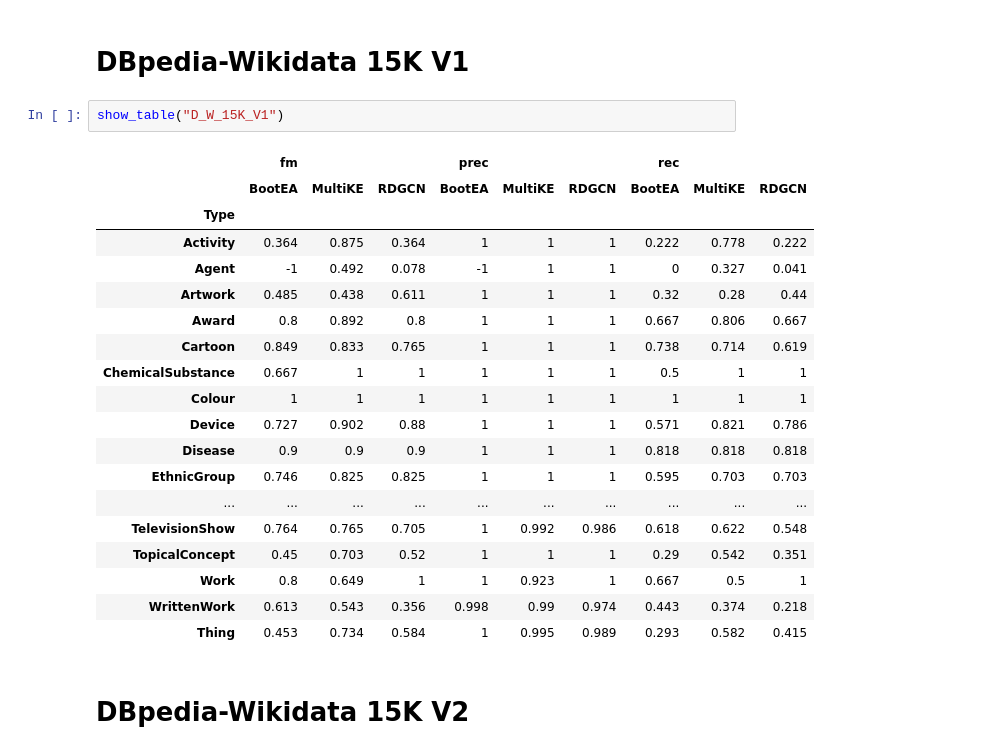
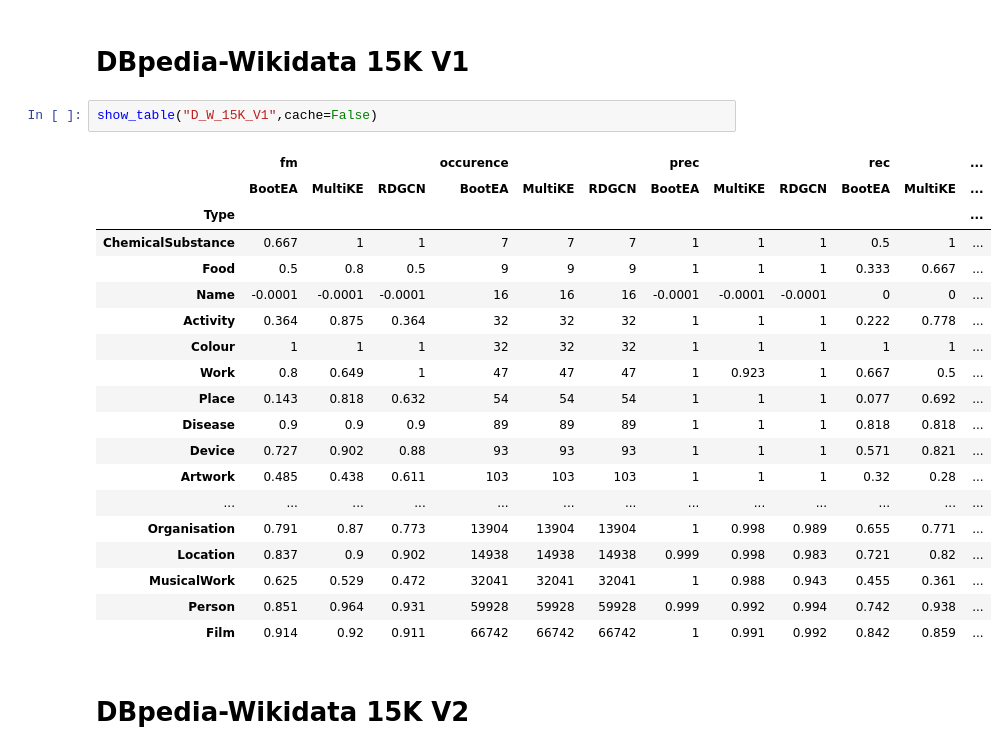
Before and after one commit to jonathanschuchart/eager, a Jupyter notebook: src/analysis/Measures_Types.ipynb, the cells around one changed output. Saved outputs shown, nothing was run; the diff lists cells and outputs as text.

```diff
--- a/src/analysis/Measures_Types.ipynb
+++ b/src/analysis/Measures_Types.ipynb
@@ -66,27 +74,27 @@ def show_table(dataset_name, scadsmb=False):
 # %% [markdown]
 # DBpedia-Wikidata 15K V1
 # %%
-show_table("D_W_15K_V1")
+show_table("D_W_15K_V1",cache=False)
 # %% [output]
-|  | fm |  |  | prec |  |  | rec |  |  |
-|  | BootEA | MultiKE | RDGCN | BootEA | MultiKE | RDGCN | BootEA | MultiKE | RDGCN |
-| Type |  |  |  |  |  |  |  |  |  |
-| Activity | 0.364 | 0.875 | 0.364 | 1 | 1 | 1 | 0.222 | 0.778 | 0.222 |
-| Agent | -1 | 0.492 | 0.078 | -1 | 1 | 1 | 0 | 0.327 | 0.041 |
-| Artwork | 0.485 | 0.438 | 0.611 | 1 | 1 | 1 | 0.32 | 0.28 | 0.44 |
-| Award | 0.8 | 0.892 | 0.8 | 1 | 1 | 1 | 0.667 | 0.806 | 0.667 |
-| Cartoon | 0.849 | 0.833 | 0.765 | 1 | 1 | 1 | 0.738 | 0.714 | 0.619 |
-| ChemicalSubstance | 0.667 | 1 | 1 | 1 | 1 | 1 | 0.5 | 1 | 1 |
-| Colour | 1 | 1 | 1 | 1 | 1 | 1 | 1 | 1 | 1 |
-| Device | 0.727 | 0.902 | 0.88 | 1 | 1 | 1 | 0.571 | 0.821 | 0.786 |
-| Disease | 0.9 | 0.9 | 0.9 | 1 | 1 | 1 | 0.818 | 0.818 | 0.818 |
-| EthnicGroup | 0.746 | 0.825 | 0.825 | 1 | 1 | 1 | 0.595 | 0.703 | 0.703 |
-| ... | ... | ... | ... | ... | ... | ... | ... | ... | ... |
-| TelevisionShow | 0.764 | 0.765 | 0.705 | 1 | 0.992 | 0.986 | 0.618 | 0.622 | 0.548 |
-| TopicalConcept | 0.45 | 0.703 | 0.52 | 1 | 1 | 1 | 0.29 | 0.542 | 0.351 |
-| Work | 0.8 | 0.649 | 1 | 1 | 0.923 | 1 | 0.667 | 0.5 | 1 |
-| WrittenWork | 0.613 | 0.543 | 0.356 | 0.998 | 0.99 | 0.974 | 0.443 | 0.374 | 0.218 |
-| Thing | 0.453 | 0.734 | 0.584 | 1 | 0.995 | 0.989 | 0.293 | 0.582 | 0.415 |
+|  | fm |  |  | occurence |  |  | prec |  |  | rec |  | ... |
+|  | BootEA | MultiKE | RDGCN | BootEA | MultiKE | RDGCN | BootEA | MultiKE | RDGCN | BootEA | MultiKE | ... |
+| Type |  |  |  |  |  |  |  |  |  |  |  | ... |
+| ChemicalSubstance | 0.667 | 1 | 1 | 7 | 7 | 7 | 1 | 1 | 1 | 0.5 | 1 | ... |
+| Food | 0.5 | 0.8 | 0.5 | 9 | 9 | 9 | 1 | 1 | 1 | 0.333 | 0.667 | ... |
+| Name | -0.0001 | -0.0001 | -0.0001 | 16 | 16 | 16 | -0.0001 | -0.0001 | -0.0001 | 0 | 0 | ... |
+| Activity | 0.364 | 0.875 | 0.364 | 32 | 32 | 32 | 1 | 1 | 1 | 0.222 | 0.778 | ... |
+| Colour | 1 | 1 | 1 | 32 | 32 | 32 | 1 | 1 | 1 | 1 | 1 | ... |
+| Work | 0.8 | 0.649 | 1 | 47 | 47 | 47 | 1 | 0.923 | 1 | 0.667 | 0.5 | ... |
+| Place | 0.143 | 0.818 | 0.632 | 54 | 54 | 54 | 1 | 1 | 1 | 0.077 | 0.692 | ... |
+| Disease | 0.9 | 0.9 | 0.9 | 89 | 89 | 89 | 1 | 1 | 1 | 0.818 | 0.818 | ... |
+| Device | 0.727 | 0.902 | 0.88 | 93 | 93 | 93 | 1 | 1 | 1 | 0.571 | 0.821 | ... |
+| Artwork | 0.485 | 0.438 | 0.611 | 103 | 103 | 103 | 1 | 1 | 1 | 0.32 | 0.28 | ... |
+| ... | ... | ... | ... | ... | ... | ... | ... | ... | ... | ... | ... | ... |
+| Organisation | 0.791 | 0.87 | 0.773 | 13904 | 13904 | 13904 | 1 | 0.998 | 0.989 | 0.655 | 0.771 | ... |
+| Location | 0.837 | 0.9 | 0.902 | 14938 | 14938 | 14938 | 0.999 | 0.998 | 0.983 | 0.721 | 0.82 | ... |
+| MusicalWork | 0.625 | 0.529 | 0.472 | 32041 | 32041 | 32041 | 1 | 0.988 | 0.943 | 0.455 | 0.361 | ... |
+| Person | 0.851 | 0.964 | 0.931 | 59928 | 59928 | 59928 | 0.999 | 0.992 | 0.994 | 0.742 | 0.938 | ... |
+| Film | 0.914 | 0.92 | 0.911 | 66742 | 66742 | 66742 | 1 | 0.991 | 0.992 | 0.842 | 0.859 | ... |
 # %% [markdown]
 # DBpedia-Wikidata 15K V2
 # %%
```
Also changed, not shown: parts of 27 cells of this notebook, 4 other files.
